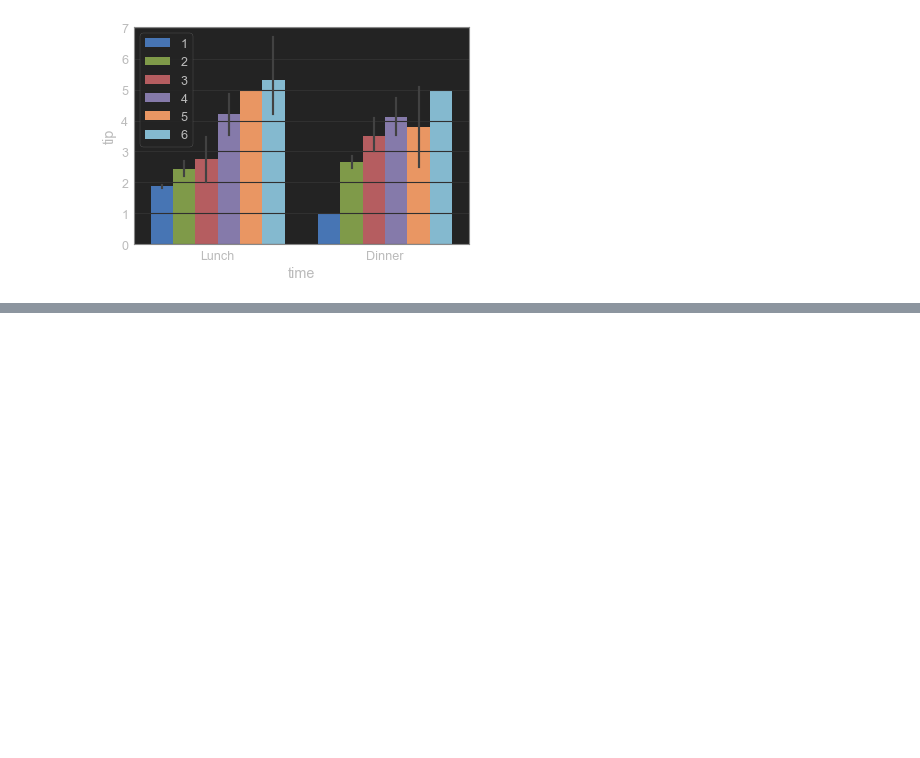
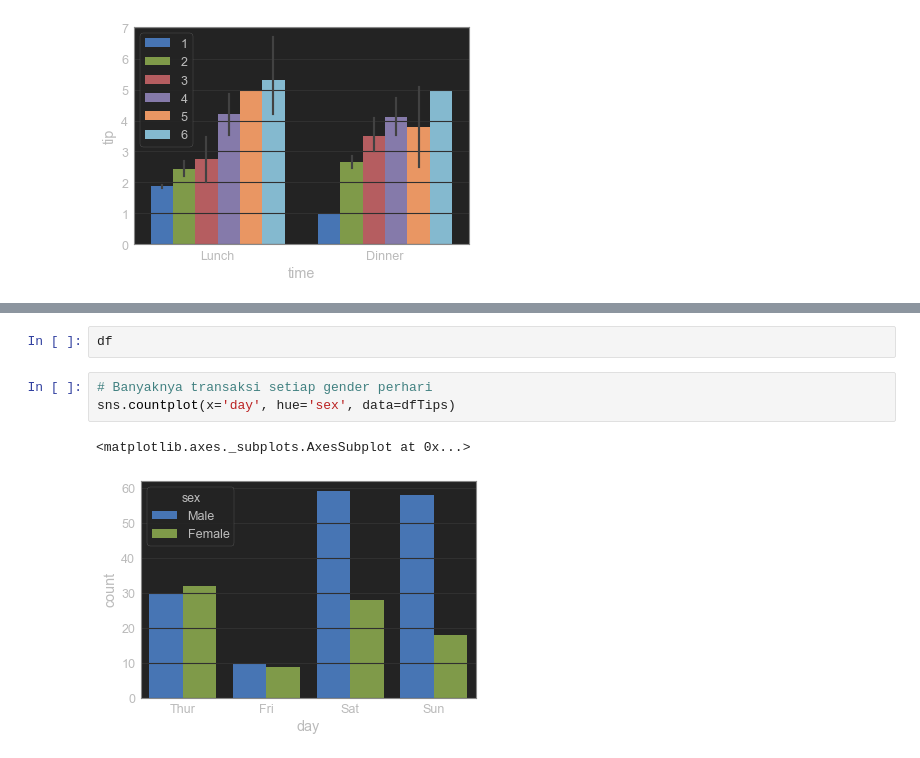
Before and after one commit to rochafialvin/python-analys, a Jupyter notebook: 4. Seaborn.ipynb, the cells around one changed output, grey strips where cells are left out. Saved outputs shown, nothing was run; the diff lists cells and outputs as text; blank space fills up the shorter version.

```diff
--- a/4. Seaborn.ipynb
+++ b/4. Seaborn.ipynb
@@ -195,0 +231,8 @@ ax.legend(loc='best')
+# %%
+df
+# %%
+# Banyaknya transaksi setiap gender perhari
+sns.countplot(x='day', hue='sex', data=dfTips)
+# %% [output]
+<matplotlib.axes._subplots.AxesSubplot at 0x...>
+[figure, added]
```
Also changed, not shown: parts of 7 cells of this notebook.
